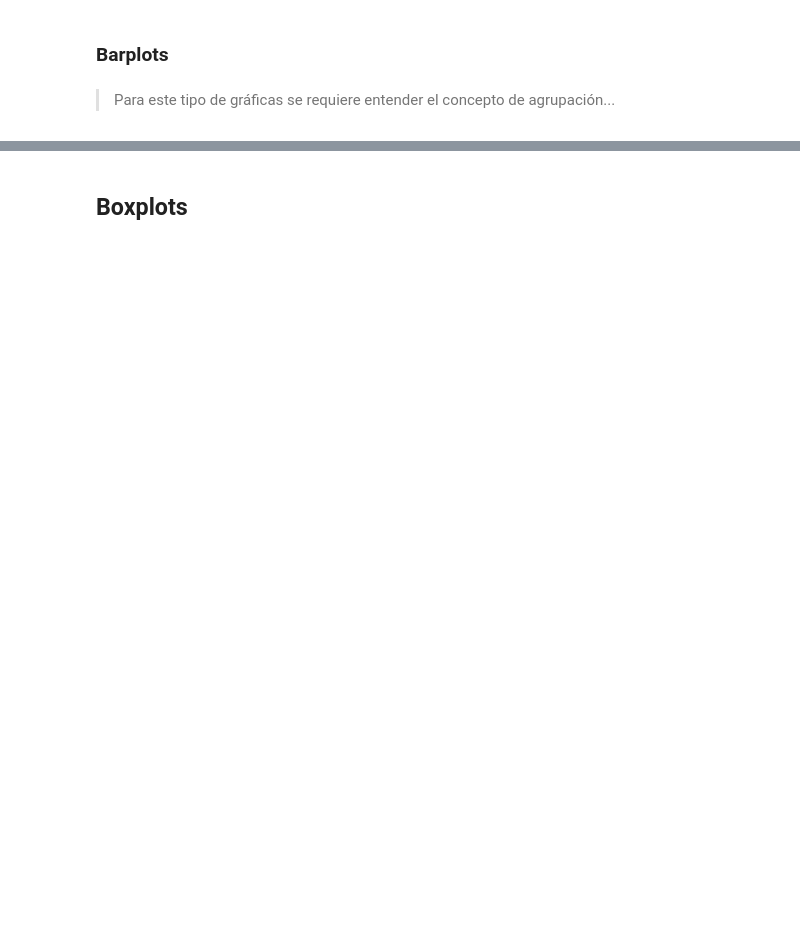
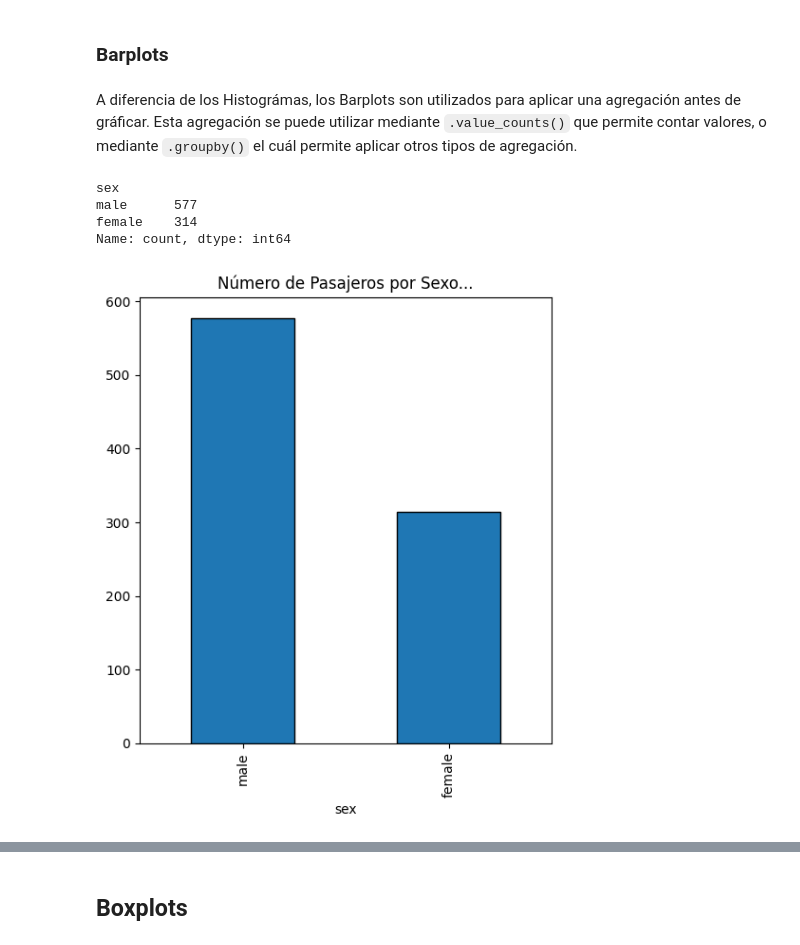
Before and after one commit to datacubeR/clases_UAI, a Jupyter notebook: tics411/notebooks/02-EDA.ipynb, the cells around one changed output, grey strips where cells are left out. Drawn from its saved outputs; the diff is of its cells as text; code cells hidden in the pictures; blank space fills up the shorter version.

```diff
--- a/tics411/notebooks/02-EDA.ipynb
+++ b/tics411/notebooks/02-EDA.ipynb
@@ -59,11 +145,24 @@ iris_df.plot(
 # %% [markdown]
 ### Barplots
+# %% [markdown]
+A diferencia de los Histográmas, los Barplots son utilizados para aplicar una agregación antes de gráficar.
+Esta agregación se puede utilizar mediante `.value_counts()` que permite contar valores, o mediante `.groupby()` el cuál permite aplicar otros tipos de agregación.
+# %%
+# Acá por ejemplos contamos la cantidad de pasajeros por Sexo
+titanic_df["sex"].value_counts()
+# %% [output]
+sex
+male      577
+female    314
+Name: count, dtype: int64
 # %%
+# Una vez que tenemos contados los elementos podemos graficar...
 titanic_df["sex"].value_counts().plot(
     kind="bar",
     figsize=(5, 6),
     title="Número de Pasajeros por Sexo...",
     edgecolor="black",
 )
+plt.tight_layout()
+# %% [output]
+[figure, added]
-# %% [markdown]
-> Para este tipo de gráficas se requiere entender el concepto de agrupación...
```
Also changed, not shown: parts of 53 cells of this notebook, 9 other files.
